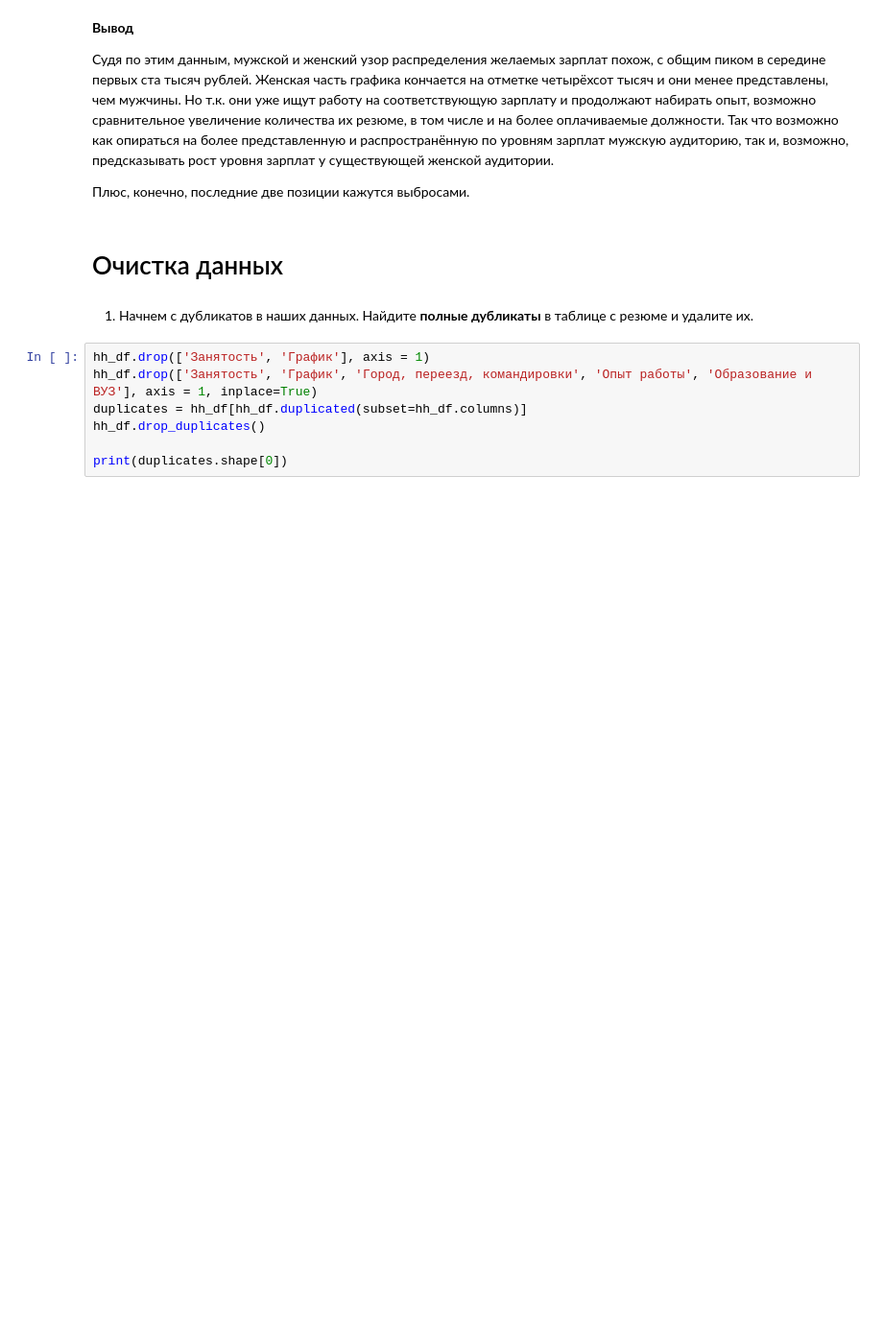
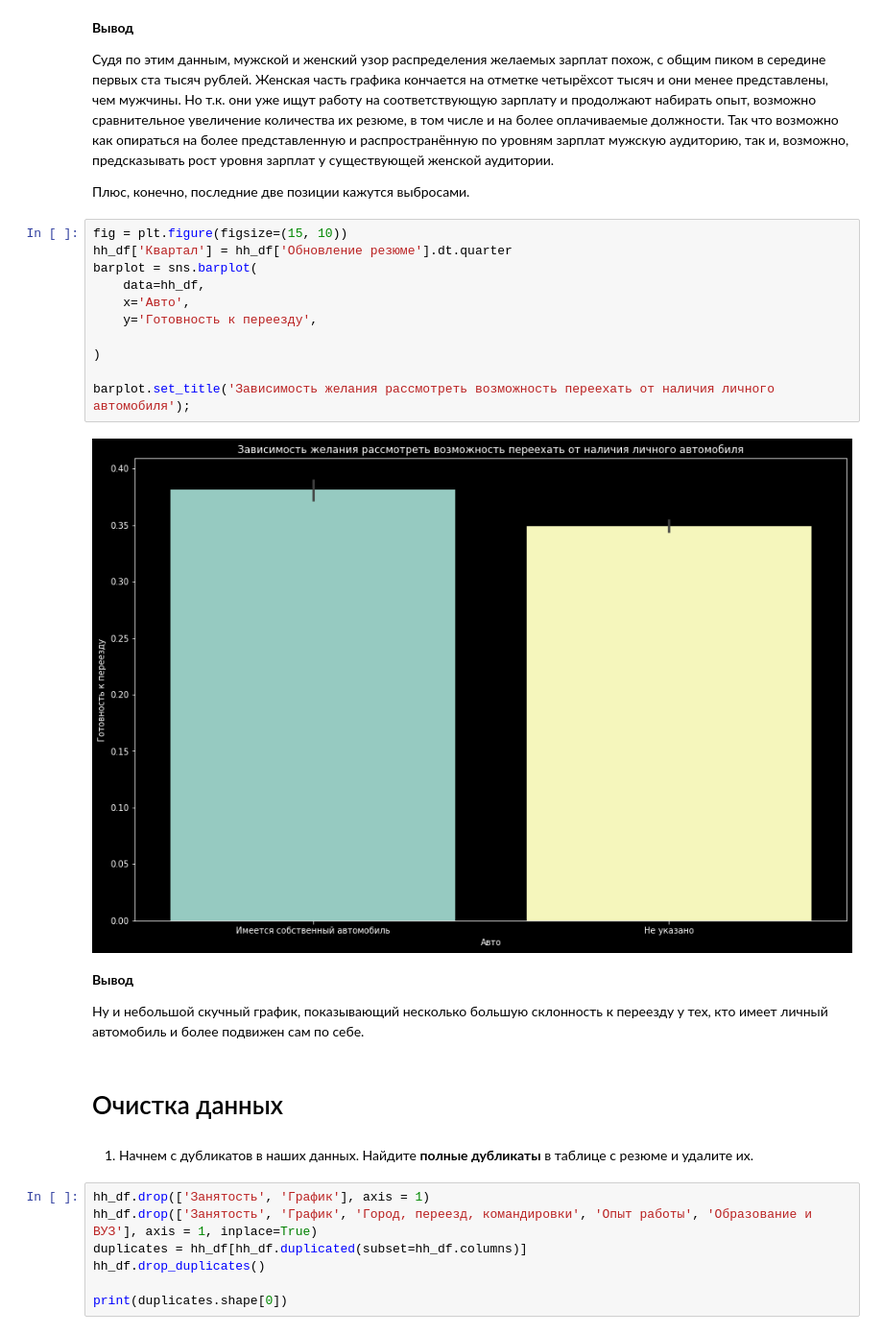
Before and after one commit to madskillskill/sf_data_science, a Jupyter notebook: PROJECT-1/Project_1.ipynb, the cells around one changed output. Shown at 96% size. Saved outputs shown, nothing was run; the diff lists cells and outputs as text; blank space fills up the shorter version.

```diff
--- a/PROJECT-1/Project_1.ipynb
+++ b/PROJECT-1/Project_1.ipynb
@@ -830,6 +936,23 @@ histplot2.set_ylabel('Пол соискателя')
 Судя по этим данным, мужской и женский узор распределения желаемых зарплат похож, с общим пиком в середине первых ста тысяч рублей. Женская часть графика кончается на отметке четырёхсот тысяч и они менее представлены, чем мужчины. Но т.к. они уже ищут работу на соответствующую зарплату и продолжают набирать опыт, возможно сравнительное увеличение количества их резюме, в том числе и на более оплачиваемые должности. Так что возможно как опираться на более представленную и распространённую по уровням зарплат мужскую аудиторию, так и, возможно, предсказывать рост уровня зарплат у существующей женской аудитории.
 
 Плюс, конечно, последние две позиции кажутся выбросами.
+# %%
+fig = plt.figure(figsize=(15, 10))
+hh_df['Квартал'] = hh_df['Обновление резюме'].dt.quarter
+barplot = sns.barplot(
+    data=hh_df,
+    x='Авто',
+    y='Готовность к переезду',
+
+)
+
+barplot.set_title('Зависимость желания рассмотреть возможность переехать от наличия личного автомобиля');
+# %% [output]
+[figure, added]
+# %% [markdown]
+**Вывод**
+
+Ну и небольшой скучный график, показывающий несколько большую склонность к переезду у тех, кто имеет личный автомобиль и более подвижен сам по себе.
 # %% [markdown]
 # Очистка данных
 # %% [markdown]
```
Also changed, not shown: parts of 22 cells of this notebook, 1 other file.
